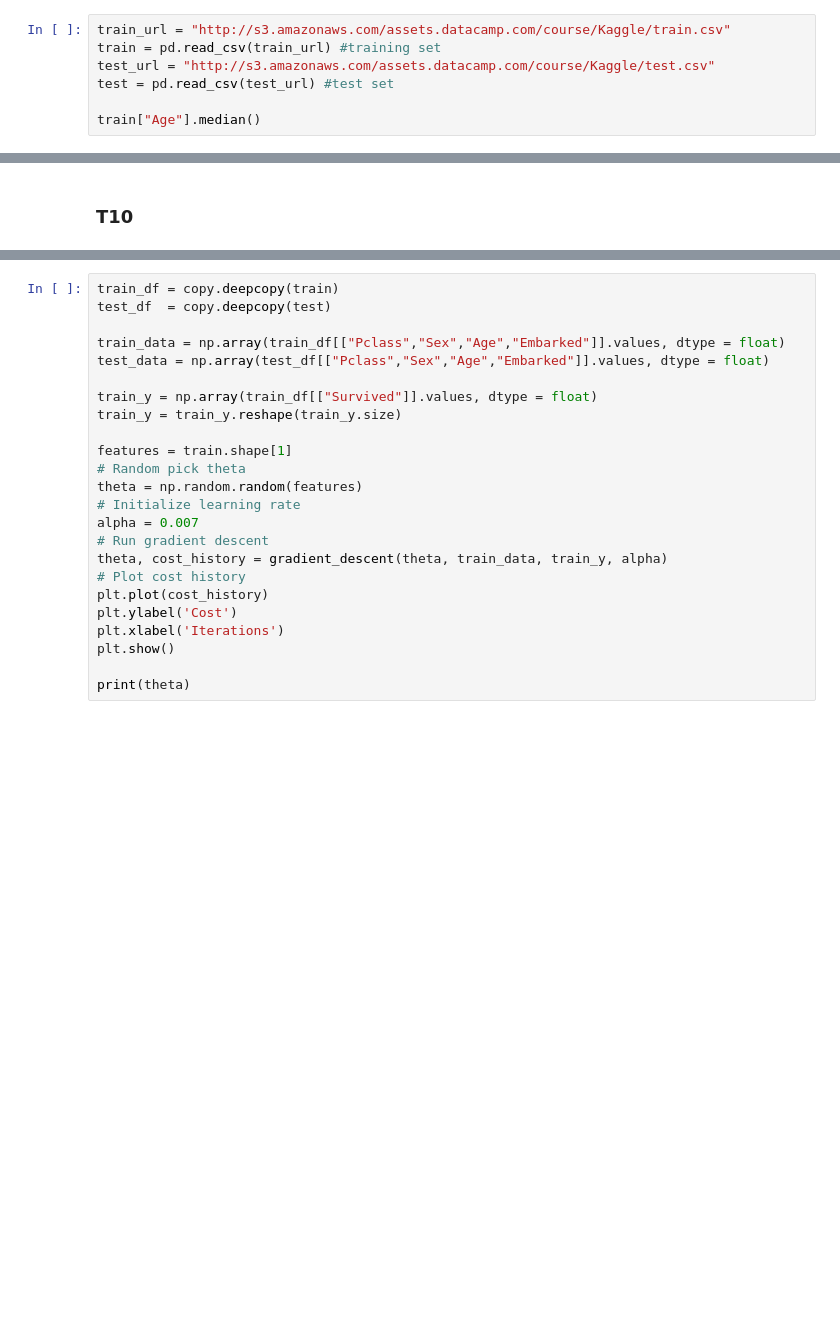
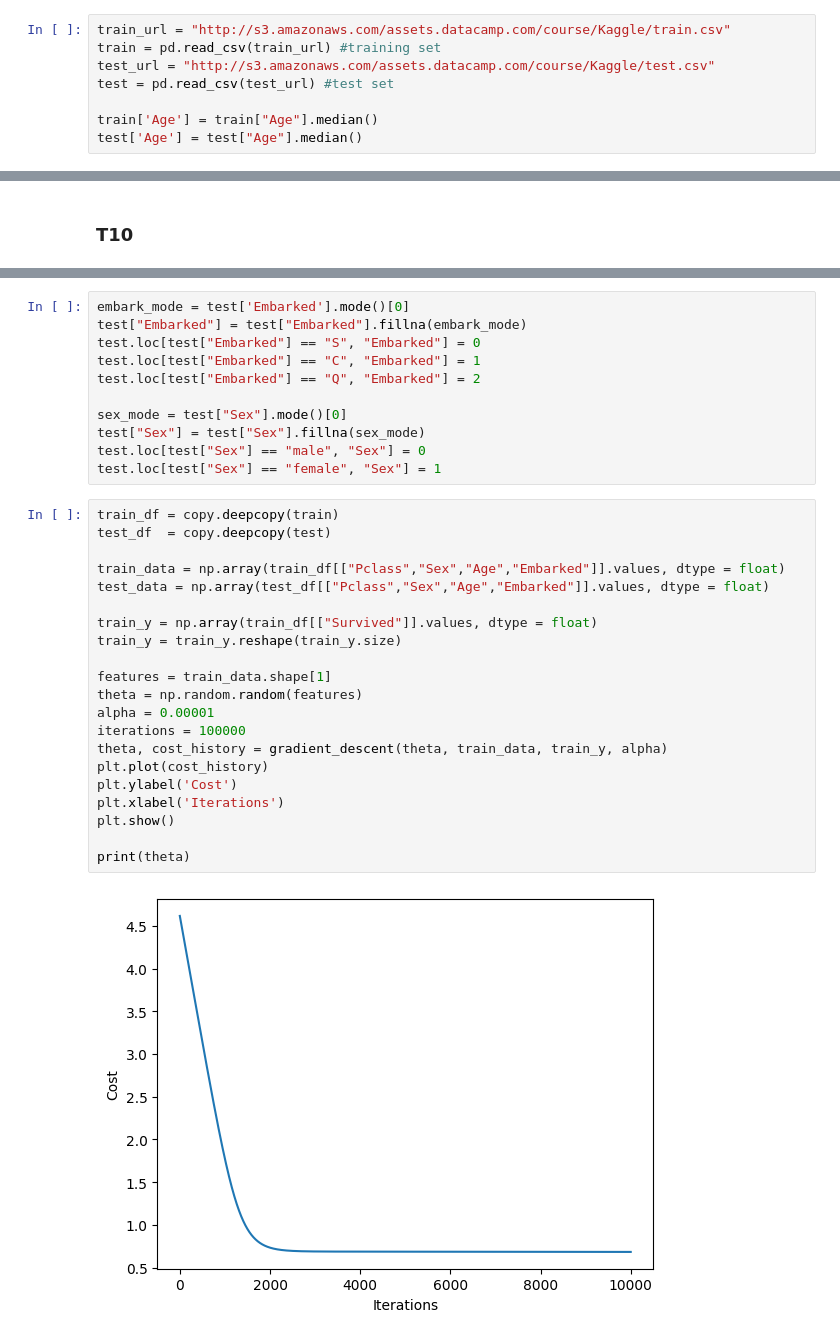
Before and after one commit to Nacnano/my-chula-courses, a Jupyter notebook: 2110573-patt-recog/HW1/HW1.ipynb, the cells around one changed output, grey strips where cells are left out. Cells and saved outputs as stored; diff of their text form; blank space fills up the shorter version.

```diff
--- a/2110573-patt-recog/HW1/HW1.ipynb
+++ b/2110573-patt-recog/HW1/HW1.ipynb
@@ -188,4 +188,5 @@ train = pd.read_csv(train_url) #training set
 test_url = "http://s3.amazonaws.com/assets.datacamp.com/course/Kaggle/test.csv"
 test = pd.read_csv(test_url) #test set
 
-train["Age"].median()
+train['Age'] = train["Age"].median()
+test['Age'] = test["Age"].median()
@@ -255,28 +252,37 @@ def compare_prediction(actual, prediction):
     "Compare": actual == prediction
   })
   return df["Compare"].sum()/len(actual)
+# %%
+embark_mode = test['Embarked'].mode()[0]
+test["Embarked"] = test["Embarked"].fillna(embark_mode)
+test.loc[test["Embarked"] == "S", "Embarked"] = 0
+test.loc[test["Embarked"] == "C", "Embarked"] = 1
+test.loc[test["Embarked"] == "Q", "Embarked"] = 2
+
+sex_mode = test["Sex"].mode()[0]
+test["Sex"] = test["Sex"].fillna(sex_mode)
+test.loc[test["Sex"] == "male", "Sex"] = 0
+test.loc[test["Sex"] == "female", "Sex"] = 1
 # %%
 train_df = copy.deepcopy(train)
 test_df  = copy.deepcopy(test)
 
 train_data = np.array(train_df[["Pclass","Sex","Age","Embarked"]].values, dtype = float)
 test_data = np.array(test_df[["Pclass","Sex","Age","Embarked"]].values, dtype = float)
 
 train_y = np.array(train_df[["Survived"]].values, dtype = float)
 train_y = train_y.reshape(train_y.size)
 
-features = train.shape[1]
-# Random pick theta
+features = train_data.shape[1]
 theta = np.random.random(features)
-# Initialize learning rate
-alpha = 0.007
-# Run gradient descent
+alpha = 0.00001
+iterations = 100000
 theta, cost_history = gradient_descent(theta, train_data, train_y, alpha)
-# Plot cost history
 plt.plot(cost_history)
 plt.ylabel('Cost')
 plt.xlabel('Iterations')
 plt.show()
 
 print(theta)
 # %% [output]
+[figure, added]
```
Also changed, not shown: parts of 10 cells of this notebook, 5 other files.
